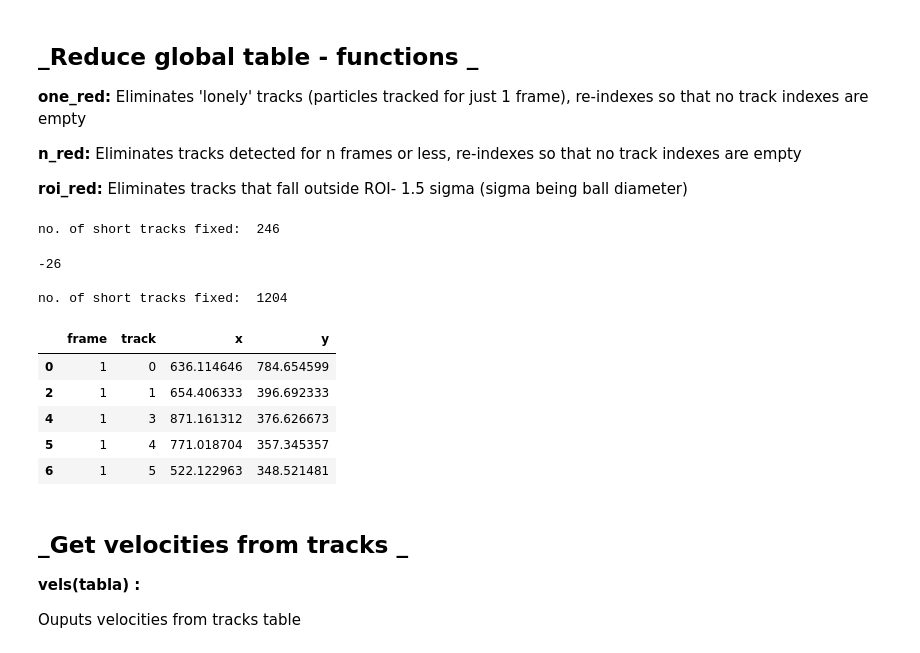
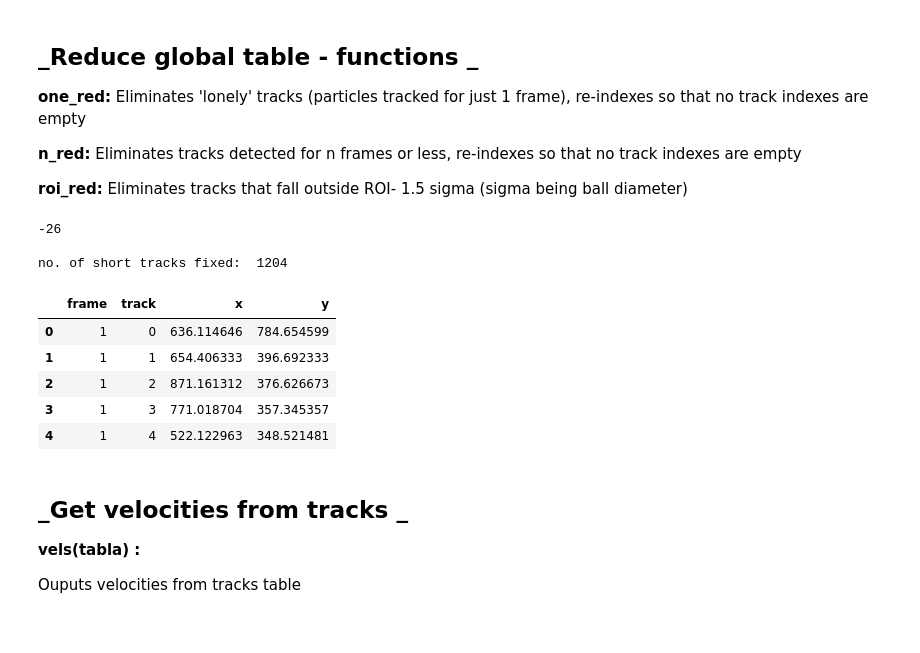
Before and after one commit to fvegar/Tracks, a Jupyter notebook: tracks_processing.ipynb, the cells around one changed output. Drawn from its saved outputs; the diff is of its cells as text; code cells hidden in the pictures.

```diff
--- a/tracks_processing.ipynb
+++ b/tracks_processing.ipynb
@@ -82,6 +81,7 @@ def simple_pickle_read(nombre):
     print('Number of tracks detected along: ', Ntracks)
     print('\nFirst 5 rows of imported table:\n')
     display(HTML(tabla.head().to_html()))
+    tabla = tabla.sort_values(by = ['frame', 'track']).reset_index(drop=True)
     return tabla
 # %%
 hash_prefix = 7406525166311639896
@@ -194,47 +194,43 @@ def short_drop(ishort, tabla):
             printp(str(len(tabla)-len0))
     print('\n')
     Ntracks = np.max(tabla.track)
-    return tabla
+    tabla_short = tabla.sort_values(by = ['frame', 'track']).reset_index(drop=True)
+    return tabla_short
 
-def reset_track_indexes(tabla):
-    global Ntracks
+def reset_track_indexes(tabla0):
+    global Ntracks, fixed_indexes, original_indexes, unsort_indexes, replacement_dict
     """ This function takes a dataframe in which some trajectory indexes
         are missing (maybe due to having deleted short trajectories) and
         resets indexes so that we can loop over the tracks with 'range' """
     # 'real_number_of_tracks' should be <=  than 'current_last_particle_index'
+    tabla = tabla0.copy()
     Ntracks = len(set(tabla.track))
-
-    original_indexes = np.array(list(set(tabla.track)))
-    fixed_indexes = np.arange(0, Ntracks, step=1)
-    if Ntracks < np.max(tabla.track): # fix only if there are empty tracks
-        # With these two lists we create a dictionary and map old values to new ones
+    original_indexes = np.sort(list(set(tabla.track)))
+    unsort_indexes = original_indexes
+    fixed_indexes = np.arange(0, Ntracks, step=1, dtype=int)
+    if  (original_indexes == fixed_indexes).all()==False: # fix only if there are empty tracks
+    # With these two lists we create a dictionary and map old values to new ones
         n_empty = np.max(tabla.track) - Ntracks
         replacement_dict = dict(zip(original_indexes, fixed_indexes))
-        tabla.track = tabla.track.map(replacement_dict)
+        tabla.track = tabla.track.map(dict(zip(original_indexes, fixed_indexes)))
         print('no. of short tracks fixed: ', n_empty, '\n')
     else:
         print('nothing to fix\n')
-    return tabla
+    return tabla0, tabla
-# %%
-reset_track_indexes(datos);
-# %% [output]
-no. of short tracks fixed:  246
-# %%
-# drop tracks that last just 1 frame, store the dropped tracks list in one_list
-datos_2000 = short_drop(2000,datos)
-# re-index table, so that no empty tracks are left
-datos_2000 = reset_track_indexes(datos_2000)
-datos_2000.head()
-# %% [output]
--26
-
-no. of short tracks fixed:  1204
-|  | frame | track | x | y |
-| 0 | 1 | 0 | 636.114646 | 784.654599 |
-| 2 | 1 | 1 | 654.406333 | 396.692333 |
-| 4 | 1 | 3 | 871.161312 | 376.626673 |
-| 5 | 1 | 4 | 771.018704 | 357.345357 |
-| 6 | 1 | 5 | 522.122963 | 348.521481 |
+# %%
+datos_2000 = short_drop(2000,datos)
+datos_2000_orig, datos_2000 = reset_track_indexes(datos_2000)
+datos_2000.head()
+# %% [output]
+-26
+
+no. of short tracks fixed:  1204
+|  | frame | track | x | y |
+| 0 | 1 | 0 | 636.114646 | 784.654599 |
+| 1 | 1 | 1 | 654.406333 | 396.692333 |
+| 2 | 1 | 2 | 871.161312 | 376.626673 |
+| 3 | 1 | 3 | 771.018704 | 357.345357 |
+| 4 | 1 | 4 | 522.122963 | 348.521481 |
 # %% [markdown]
 ## _Get velocities from tracks _
 
```
Also changed, not shown: parts of 13 cells of this notebook.
